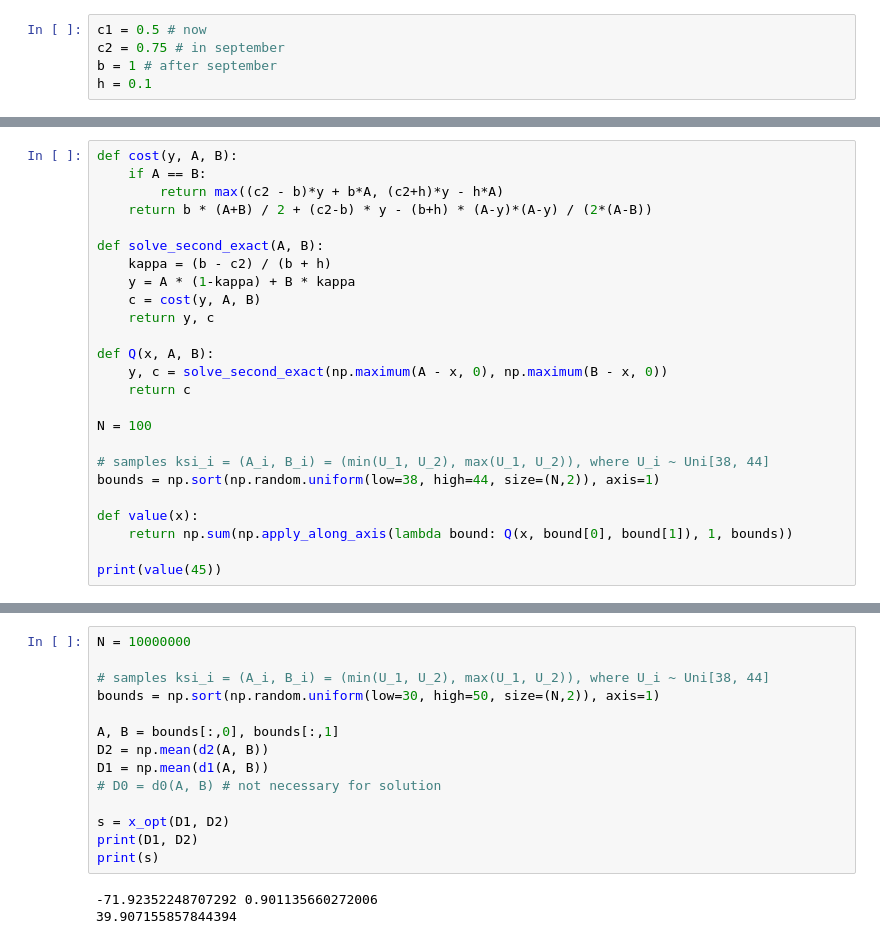
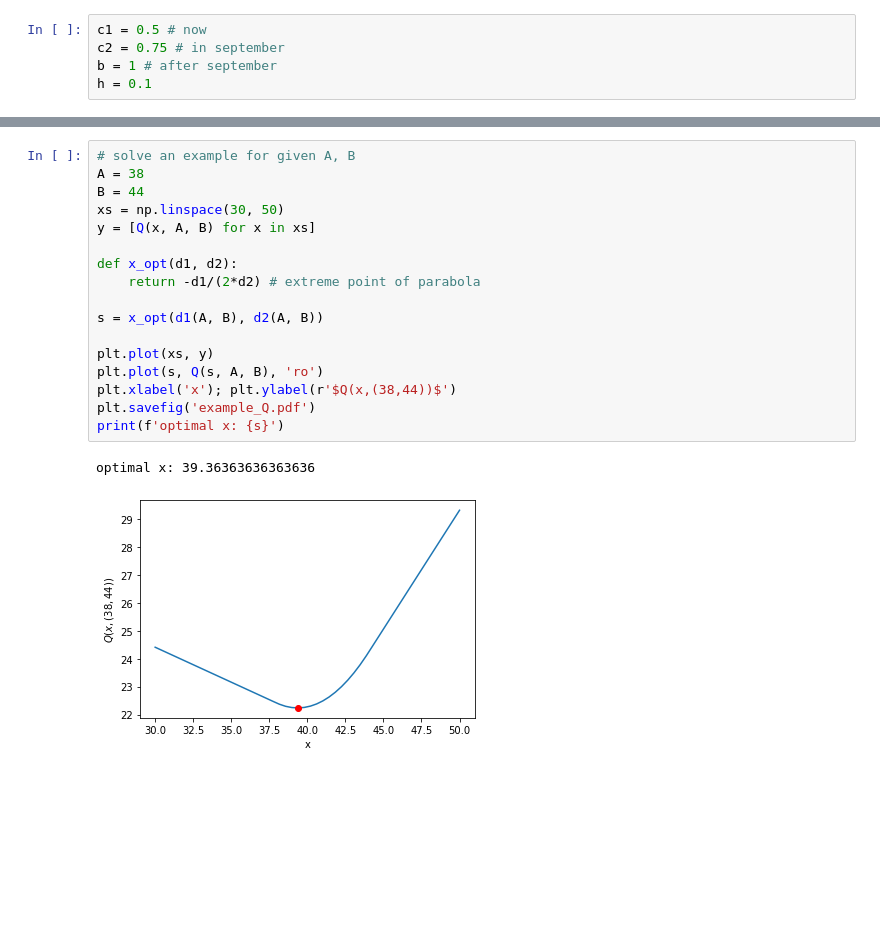
Before and after one commit to jeroenvanriel/decision-theory, a Jupyter notebook: assignment-4/c-d.ipynb, the cells around one changed output, grey strips where cells are left out. Saved outputs shown, nothing was run; the diff lists cells and outputs as text; blank space fills up the shorter version.

```diff
--- a/assignment-4/c-d.ipynb
+++ b/assignment-4/c-d.ipynb
@@ -57,25 +56,0 @@ print(y2, cost2)
-# %%
-def cost(y, A, B):
-    if A == B:
-        return max((c2 - b)*y + b*A, (c2+h)*y - h*A)
-    return b * (A+B) / 2 + (c2-b) * y - (b+h) * (A-y)*(A-y) / (2*(A-B))
-
-def solve_second_exact(A, B):
-    kappa = (b - c2) / (b + h)
-    y = A * (1-kappa) + B * kappa
-    c = cost(y, A, B)
-    return y, c
-
-def Q(x, A, B):
-    y, c = solve_second_exact(np.maximum(A - x, 0), np.maximum(B - x, 0))
-    return c
-
-N = 100
-
-# samples ksi_i = (A_i, B_i) = (min(U_1, U_2), max(U_1, U_2)), where U_i ~ Uni[38, 44]
-bounds = np.sort(np.random.uniform(low=38, high=44, size=(N,2)), axis=1)
-
-def value(x):
-    return np.sum(np.apply_along_axis(lambda bound: Q(x, bound[0], bound[1]), 1, bounds))
-
-print(value(45))
@@ -168,17 +132,20 @@ optimal x: 39.36363636363636
-# %%
-N = 10000000
-
-# samples ksi_i = (A_i, B_i) = (min(U_1, U_2), max(U_1, U_2)), where U_i ~ Uni[38, 44]
-bounds = np.sort(np.random.uniform(low=30, high=50, size=(N,2)), axis=1)
-
-A, B = bounds[:,0], bounds[:,1]
-D2 = np.mean(d2(A, B))
-D1 = np.mean(d1(A, B))
-# D0 = d0(A, B) # not necessary for solution
-
-s = x_opt(D1, D2)
-print(D1, D2)
-print(s)
-# %% [output]
--71.92352248707292 0.901135660272006
-39.907155857844394
+# %%
+# solve an example for given A, B
+A = 38
+B = 44
+xs = np.linspace(30, 50)
+y = [Q(x, A, B) for x in xs]
+
+def x_opt(d1, d2):
+    return -d1/(2*d2) # extreme point of parabola
+
+s = x_opt(d1(A, B), d2(A, B))
+
+plt.plot(xs, y)
+plt.plot(s, Q(s, A, B), 'ro')
+plt.xlabel('x'); plt.ylabel(r'$Q(x,(38,44))$')
+plt.savefig('example_Q.pdf')
+print(f'optimal x: {s}')
+# %% [output]
+optimal x: 39.36363636363636
+[figure, added]
```
Also changed, not shown: parts of 17 cells of this notebook.
